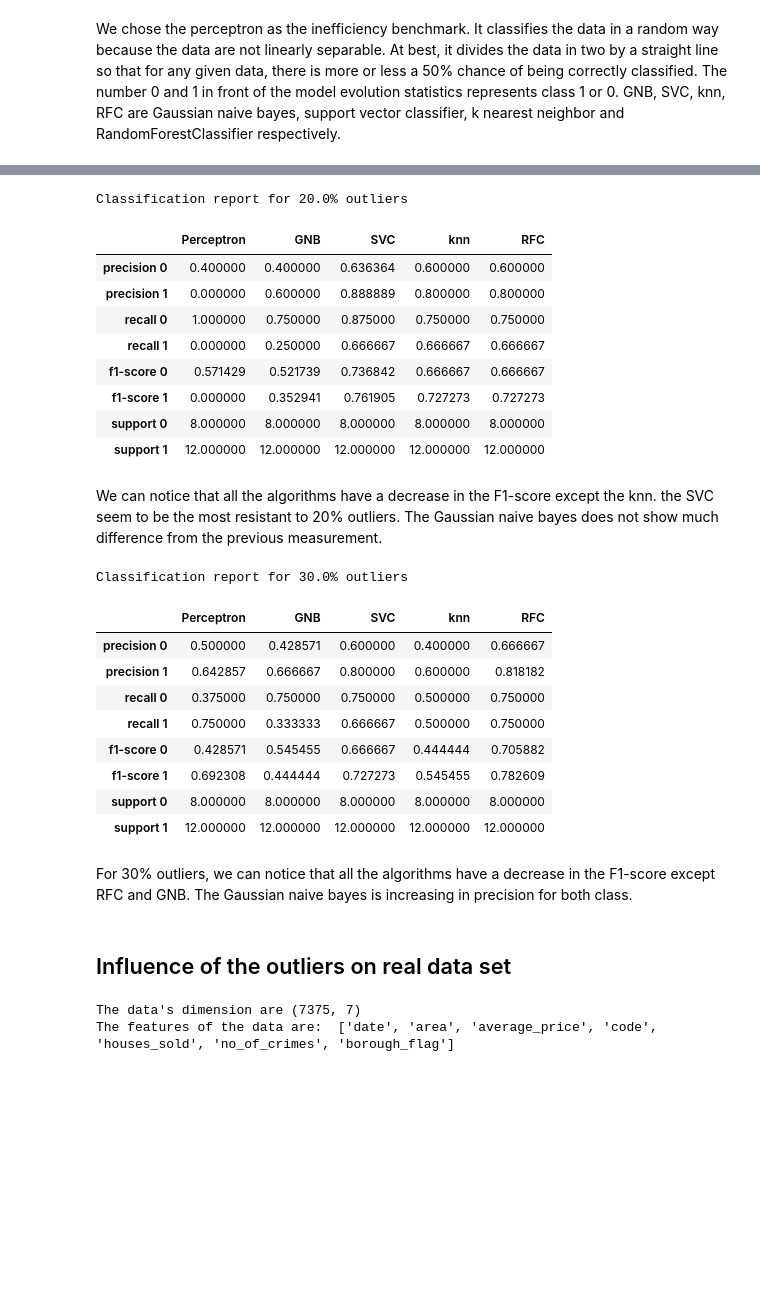
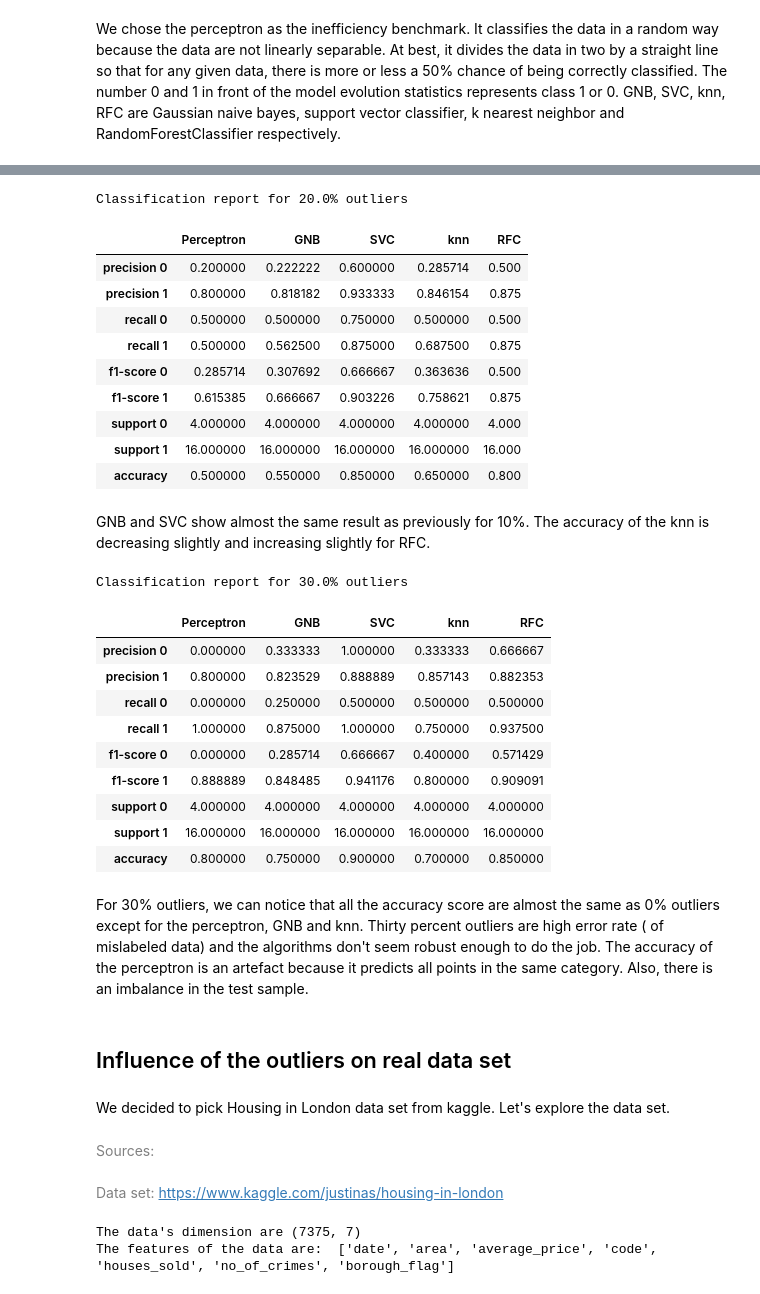
Before and after one commit to sofros/SFML_INFO_F422, a Jupyter notebook: Classification_Notebook.ipynb, the cells around one changed output, grey strips where cells are left out. Drawn from its saved outputs; the diff is of its cells as text; code cells hidden in the pictures; blank space fills up the shorter version.

```diff
--- a/Classification_Notebook.ipynb
+++ b/Classification_Notebook.ipynb
@@ -901,7 +902,8 @@ def measure(outlier_rate,model,Xn,Yn):
     report = classification_report(yno_test,ynpred,output_dict=True)
     report0 = report['0']
     report1 = report['1']
-    return report0,report1
+    reporta = report['accuracy']
+    return report0,report1,reporta
 
 
 def measure_design(outlier_rate,Xn,Yn):
@@ -914,8 +916,9 @@ def measure_design(outlier_rate,Xn,Yn):
     fscore1 = []
     support0 = []
     support1 = []
+    accuracy = []
     for model in models:
-        report0,report1 = measure(outlier_rate,model,Xn,Yn)
+        report0,report1,reporta = measure(outlier_rate,model,Xn,Yn)
         precision0.append(report0['precision'])
         recall0.append(report0['recall'])
         fscore0.append(report0['f1-score'])
@@ -924,12 +927,13 @@ def measure_design(outlier_rate,Xn,Yn):
         recall1.append(report1['recall'])
         fscore1.append(report1['f1-score'])
         support1.append(report1['support'])
-    clas_report = [precision0,precision1,recall0,recall1,fscore0,fscore1,support0,support1]
+        accuracy.append(reporta)
+    clas_report = [precision0,precision1,recall0,recall1,fscore0,fscore1,support0,support1,accuracy]
     clas_report = np.array(clas_report)
     return clas_report
 
 per = Perceptron()
 models_label = ['Perceptron','GNB','SVC','knn', 'RFC']
-error_label = ['precision','recall','f1-score','support']
+error_label = ["precision 0","precision 1","recall 0","recall 1","f1-score 0","f1-score 1","support 0","support 1","accuracy"]
 # %% [markdown]
 We chose the perceptron as the inefficiency benchmark. It classifies the data in a random way because the data are not linearly separable. At best, it divides the data in two by a straight line so that for any given data, there is more or less a 50% chance of being correctly classified. The number 0 and 1 in front of the model evolution statistics represents class 1 or 0. GNB, SVC, knn, RFC are Gaussian naive bayes, support vector classifier, k nearest neighbor and RandomForestClassifier respectively.
@@ -978,47 +1006,54 @@ We can notice that all the algorithms have a decrease in the F1-score. RFC seem
 # %%
 outlier_rate = 0.2
 header = models_label
 table = measure_design(outlier_rate,Xn,Yn)
-index = [error_label[i//2]+' '+str(i%2)  for i in range(8)]
+index = error_label
 print()
 print("Classification report for {}% outliers".format(outlier_rate*100))
 pd.DataFrame(table, columns = header,index = index)
 # %% [output]
 Classification report for 20.0% outliers
 |  | Perceptron | GNB | SVC | knn | RFC |
-| precision 0 | 0.400000 | 0.400000 | 0.636364 | 0.600000 | 0.600000 |
-| precision 1 | 0.000000 | 0.600000 | 0.888889 | 0.800000 | 0.800000 |
-| recall 0 | 1.000000 | 0.750000 | 0.875000 | 0.750000 | 0.750000 |
-| recall 1 | 0.000000 | 0.250000 | 0.666667 | 0.666667 | 0.666667 |
-| f1-score 0 | 0.571429 | 0.521739 | 0.736842 | 0.666667 | 0.666667 |
-| f1-score 1 | 0.000000 | 0.352941 | 0.761905 | 0.727273 | 0.727273 |
-| support 0 | 8.000000 | 8.000000 | 8.000000 | 8.000000 | 8.000000 |
-| support 1 | 12.000000 | 12.000000 | 12.000000 | 12.000000 | 12.000000 |
+| precision 0 | 0.200000 | 0.222222 | 0.600000 | 0.285714 | 0.500 |
+| precision 1 | 0.800000 | 0.818182 | 0.933333 | 0.846154 | 0.875 |
+| recall 0 | 0.500000 | 0.500000 | 0.750000 | 0.500000 | 0.500 |
+| recall 1 | 0.500000 | 0.562500 | 0.875000 | 0.687500 | 0.875 |
+| f1-score 0 | 0.285714 | 0.307692 | 0.666667 | 0.363636 | 0.500 |
+| f1-score 1 | 0.615385 | 0.666667 | 0.903226 | 0.758621 | 0.875 |
+| support 0 | 4.000000 | 4.000000 | 4.000000 | 4.000000 | 4.000 |
+| support 1 | 16.000000 | 16.000000 | 16.000000 | 16.000000 | 16.000 |
+| accuracy | 0.500000 | 0.550000 | 0.850000 | 0.650000 | 0.800 |
-# %% [markdown]
-We can notice that all the algorithms have a decrease in the F1-score except the knn. the SVC seem to be the most resistant to 20% outliers. The Gaussian naive bayes does not show much difference from the previous measurement.
+# %% [markdown]
+GNB and SVC show almost the same result as previously for 10%. The accuracy of the knn is decreasing slightly and increasing slightly for RFC.
 # %%
 outlier_rate = 0.3
 header = models_label
 table = measure_design(outlier_rate,Xn,Yn)
-index = [error_label[i//2]+' '+str(i%2)  for i in range(8)]
+index = error_label
 print()
 print("Classification report for {}% outliers".format(outlier_rate*100))
 pd.DataFrame(table, columns = header,index = index)
 # %% [output]
 Classification report for 30.0% outliers
 |  | Perceptron | GNB | SVC | knn | RFC |
-| precision 0 | 0.500000 | 0.428571 | 0.600000 | 0.400000 | 0.666667 |
-| precision 1 | 0.642857 | 0.666667 | 0.800000 | 0.600000 | 0.818182 |
-| recall 0 | 0.375000 | 0.750000 | 0.750000 | 0.500000 | 0.750000 |
-| recall 1 | 0.750000 | 0.333333 | 0.666667 | 0.500000 | 0.750000 |
-| f1-score 0 | 0.428571 | 0.545455 | 0.666667 | 0.444444 | 0.705882 |
-| f1-score 1 | 0.692308 | 0.444444 | 0.727273 | 0.545455 | 0.782609 |
-| support 0 | 8.000000 | 8.000000 | 8.000000 | 8.000000 | 8.000000 |
-| support 1 | 12.000000 | 12.000000 | 12.000000 | 12.000000 | 12.000000 |
+| precision 0 | 0.000000 | 0.333333 | 1.000000 | 0.333333 | 0.666667 |
+| precision 1 | 0.800000 | 0.823529 | 0.888889 | 0.857143 | 0.882353 |
+| recall 0 | 0.000000 | 0.250000 | 0.500000 | 0.500000 | 0.500000 |
+| recall 1 | 1.000000 | 0.875000 | 1.000000 | 0.750000 | 0.937500 |
+| f1-score 0 | 0.000000 | 0.285714 | 0.666667 | 0.400000 | 0.571429 |
+| f1-score 1 | 0.888889 | 0.848485 | 0.941176 | 0.800000 | 0.909091 |
+| support 0 | 4.000000 | 4.000000 | 4.000000 | 4.000000 | 4.000000 |
+| support 1 | 16.000000 | 16.000000 | 16.000000 | 16.000000 | 16.000000 |
+| accuracy | 0.800000 | 0.750000 | 0.900000 | 0.700000 | 0.850000 |
-# %% [markdown]
-For 30% outliers, we can notice that all the algorithms have a decrease in the F1-score except RFC and GNB. The Gaussian naive bayes is increasing in precision for both class.
+# %% [markdown]
+For 30% outliers, we can notice that all the accuracy score are almost the same as 0% outliers except for the perceptron, GNB and knn. Thirty percent outliers are high error rate ( of mislabeled data) and the algorithms don't seem robust enough to do the job. The accuracy of the perceptron is an artefact because it predicts all points in the same category. Also, there is an imbalance in the test sample.
 # %% [markdown]
 ## Influence of the outliers on real data set
+# %% [markdown]
+We decided to pick Housing in London data set from kaggle. Let's explore the data set.
+# %% [markdown]
+<font color="gray"> Sources:</font>
+<br><br> <font color="gray">Data set: https://www.kaggle.com/justinas/housing-in-london</font>
 # %%
 data = pd.read_csv('datasets_619175_1118179_housing_in_london_monthly_variables.csv')
 data = data.dropna()
```
Also changed, not shown: parts of 20 cells of this notebook.
